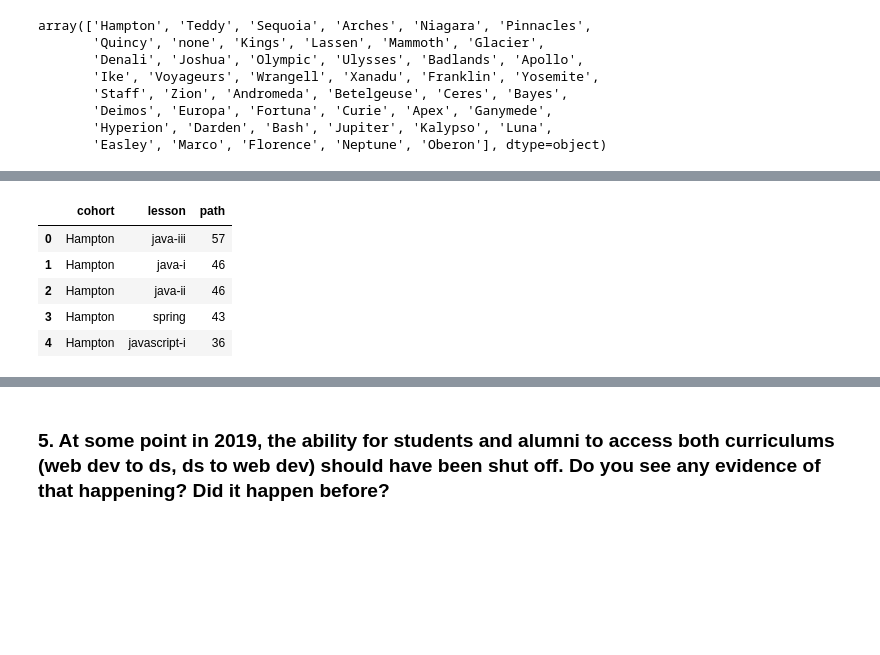
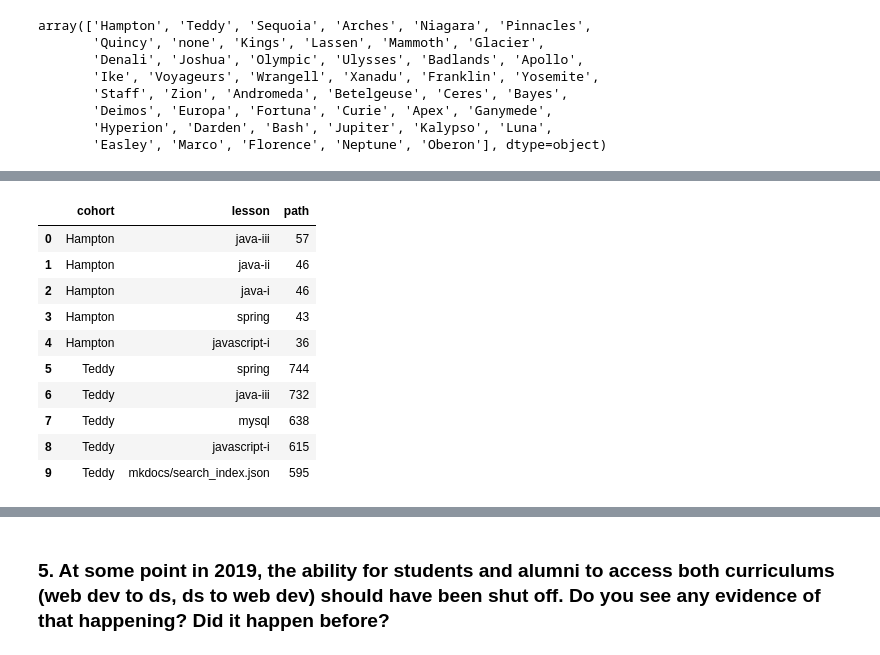
Before and after one commit to jeffakins/anomaly_detection_project, a Jupyter notebook: anomaly_detection_project.ipynb, the cells around one changed output, grey strips where cells are left out. Drawn from its saved outputs; the diff is of its cells as text; code cells hidden in the pictures; blank space fills up the shorter version.

```diff
--- a/anomaly_detection_project.ipynb
+++ b/anomaly_detection_project.ipynb
@@ -254,11 +254,16 @@ top_cohort_lesson.head(10)
 |  | mkdocs/search_index.json | 595 |
 # %%
 tcl = top_cohort_lesson.reset_index(level=[0,1])
-tcl.head()
+tcl.head(10)
 # %% [output]
 |  | cohort | lesson | path |
 | 0 | Hampton | java-iii | 57 |
-| 1 | Hampton | java-i | 46 |
-| 2 | Hampton | java-ii | 46 |
+| 1 | Hampton | java-ii | 46 |
+| 2 | Hampton | java-i | 46 |
 | 3 | Hampton | spring | 43 |
 | 4 | Hampton | javascript-i | 36 |
+| 5 | Teddy | spring | 744 |
+| 6 | Teddy | java-iii | 732 |
+| 7 | Teddy | mysql | 638 |
+| 8 | Teddy | javascript-i | 615 |
+| 9 | Teddy | mkdocs/search_index.json | 595 |
```
Also changed, not shown: parts of 14 cells of this notebook.
